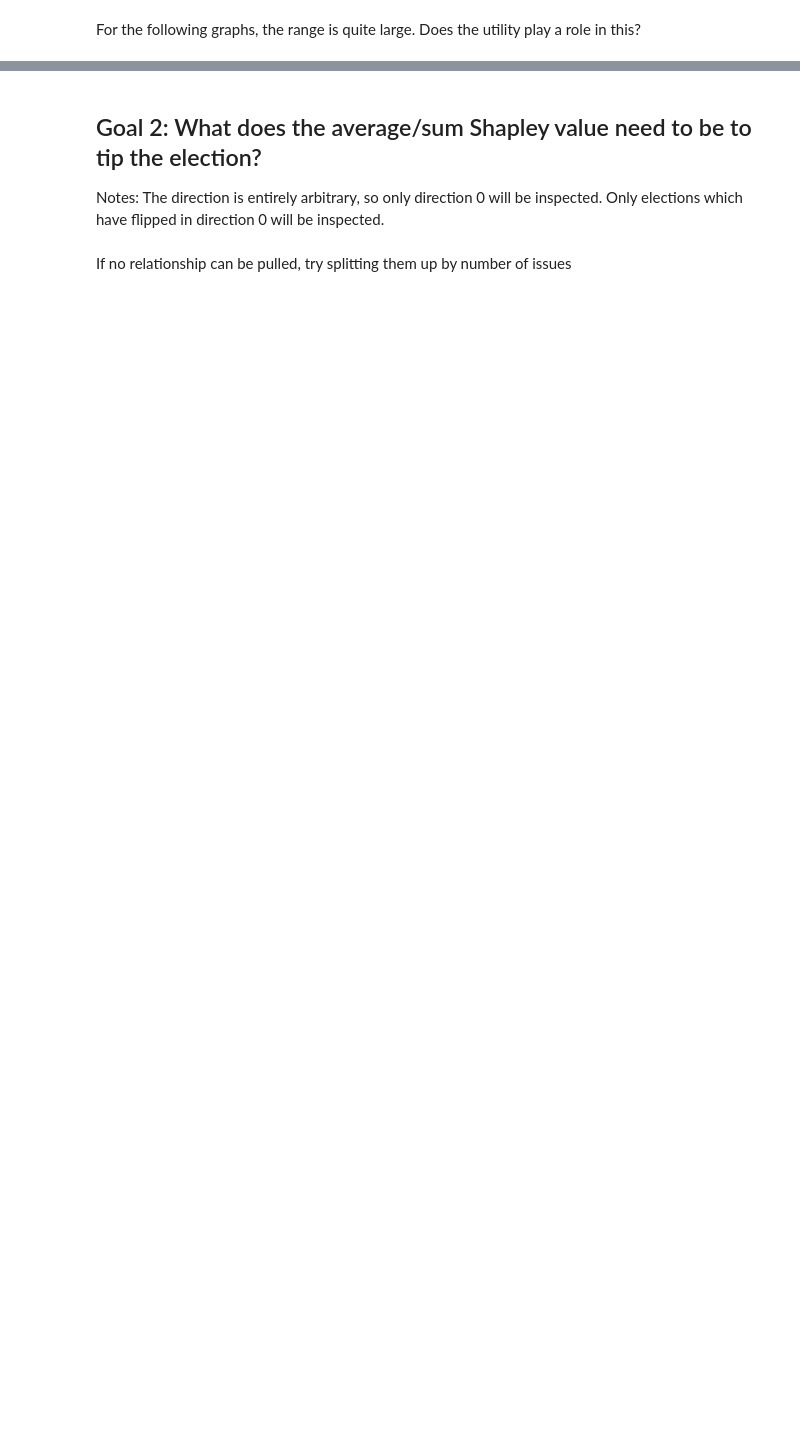
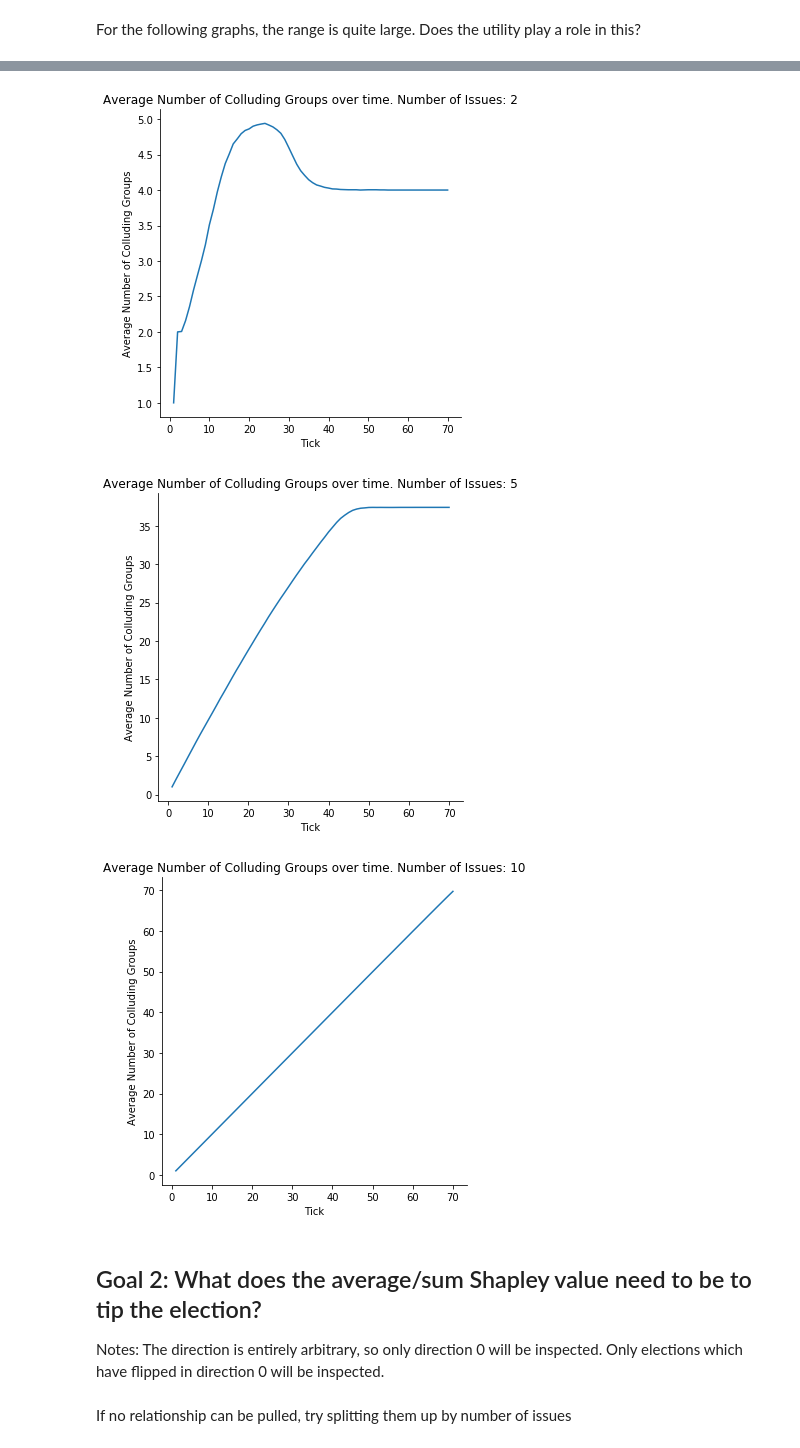
Before and after one commit to abugler/QVModel, a Jupyter notebook: QV-Collusion.ipynb, the cells around one changed output, grey strips where cells are left out. Saved outputs shown, nothing was run; the diff lists cells and outputs as text; code cells hidden in the pictures; blank space fills up the shorter version.

```diff
--- a/QV-Collusion.ipynb
+++ b/QV-Collusion.ipynb
@@ -100,3 +129,26 @@ sns.stripplot(
+# %%
+issue_counts = [2, 5, 10]
+colluding_averages = []
+for count in issue_counts:
+    df_3 = df[(df["Number of Issues"] == count) & (df["Collusion Growth"] == 100)]
+    average_colluding_groups = pd.DataFrame(columns = ["Tick", "Average Number of Colluding Groups"]).astype(float)
+    average_colluding_groups["Tick"] = df_3["Tick"].drop_duplicates().sort_values()
+    average_colluding_groups.name = "Average Number of Colluding Groups over time. Number of Issues: " + str(count)
+    for index, tick in average_colluding_groups["Tick"].items():
+        average_colluding_groups.at[index, "Average Number of Colluding Groups"] = df_3[df_3["Tick"] == tick]["Party Turtles"].astype(float).agg('mean')
+    colluding_averages.append(average_colluding_groups)
+# %%
+for average_colluding_groups in colluding_averages:
+    sns.relplot(x = "Tick",
+                y = "Average Number of Colluding Groups",
+                kind = "line",
+                data = average_colluding_groups
+                )
+    plt.title(average_colluding_groups.name)
+# %% [output]
+[figure, added]
+[figure, added]
+[figure, added]
 # %% [markdown]
 Goal 2: What does the average/sum Shapley value need to be to tip the election?
 -----
```
Also changed, not shown: parts of 11 cells of this notebook, 1 other file.
